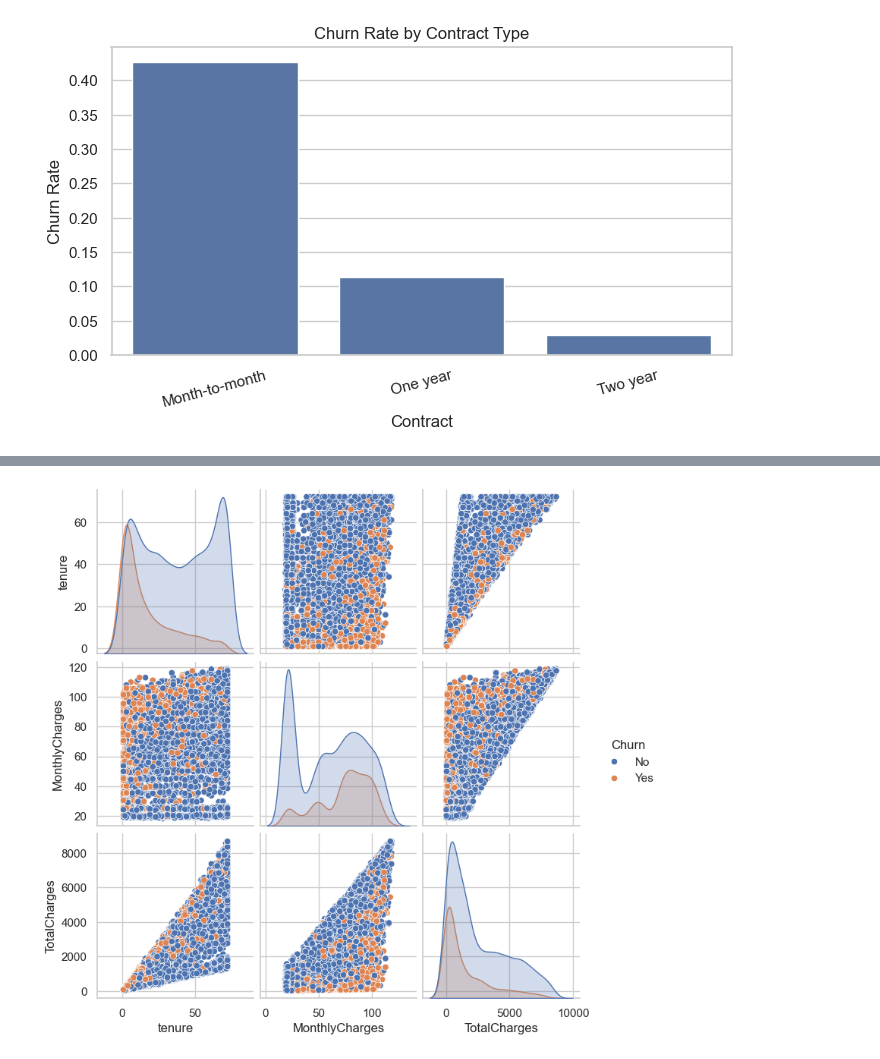
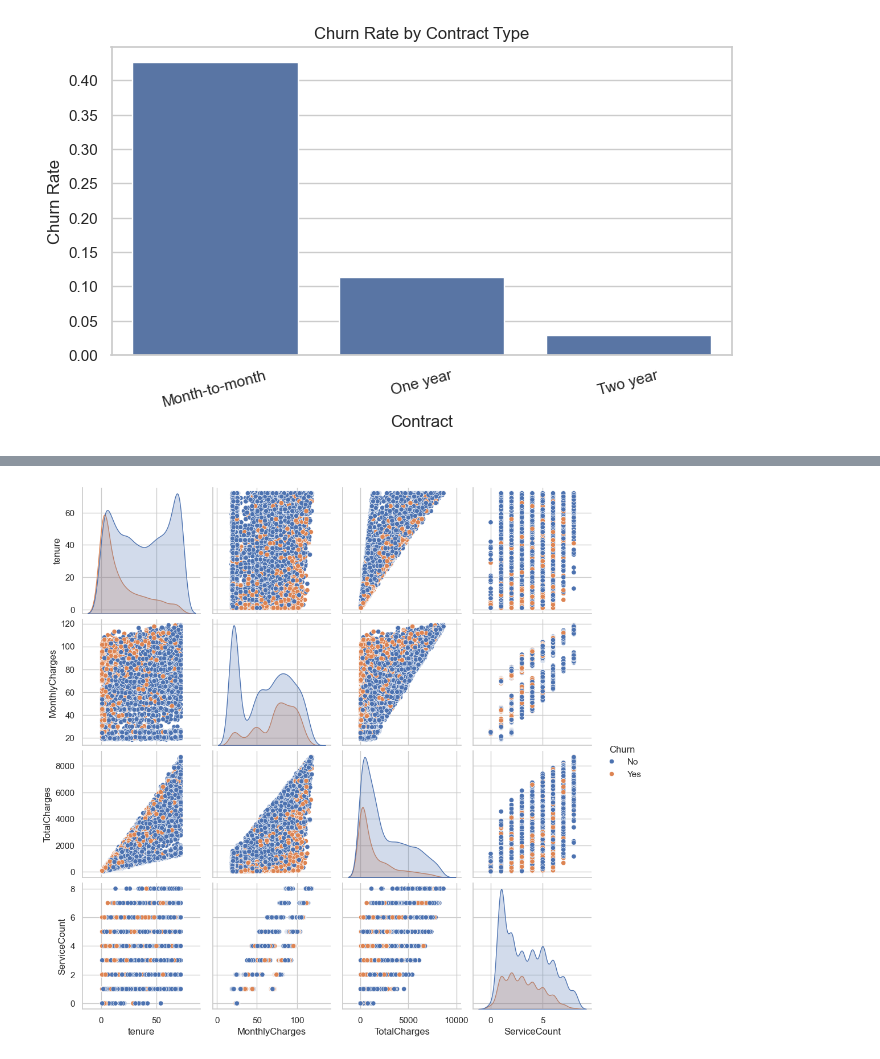
Before and after one commit to Anandsalimath/telecom_churn_EDA, a Jupyter notebook: EDA_Telco_Customer_Churn_Group3.ipynb, the cells around one changed output, grey strips where cells are left out. Drawn from its saved outputs; the diff is of its cells as text; code cells hidden in the pictures.

```diff
--- a/EDA_Telco_Customer_Churn_Group3.ipynb
+++ b/EDA_Telco_Customer_Churn_Group3.ipynb
@@ -304,5 +284,10 @@ df["ChurnFlag"].value_counts(), df["TenureGroup"].value_counts()
 # %%
 # UDF example: count number of subscribed services per customer
+service_cols = [
+    "PhoneService", "MultipleLines", "InternetService",
+    "OnlineSecurity", "OnlineBackup", "DeviceProtection",
+    "TechSupport", "StreamingTV", "StreamingMovies"
+]
 def count_services(row: pd.Series) -> int:
     return sum(1 for col in service_cols if row[col] == "Yes")
 
@@ -311,5 +296,5 @@ df["ServiceCount"] = df.apply(count_services, axis=1)
 
 # Additional feature: family flag (has partner or dependents)
 df["FamilyFlag"] = np.where((df["Partner"] == "Yes") | (df["Dependents"] == "Yes"), 1, 0)
-df[["ServiceCount", "FamilyFlag"]].describe()
+df[["ServiceCount"]].describe()
 # %% [output]
@@ -544,5 +538,5 @@ plt.show()
 # %%
-sns.pairplot(df[["tenure", "MonthlyCharges", "TotalCharges", "Churn"]], hue="Churn")
+sns.pairplot(df[["tenure", "MonthlyCharges", "TotalCharges","ServiceCount", "Churn"]], hue="Churn")
 plt.show()
 # %% [output]
-[figure, old version]
+[figure, new version]
```
Also changed, not shown: parts of 9 cells of this notebook.
